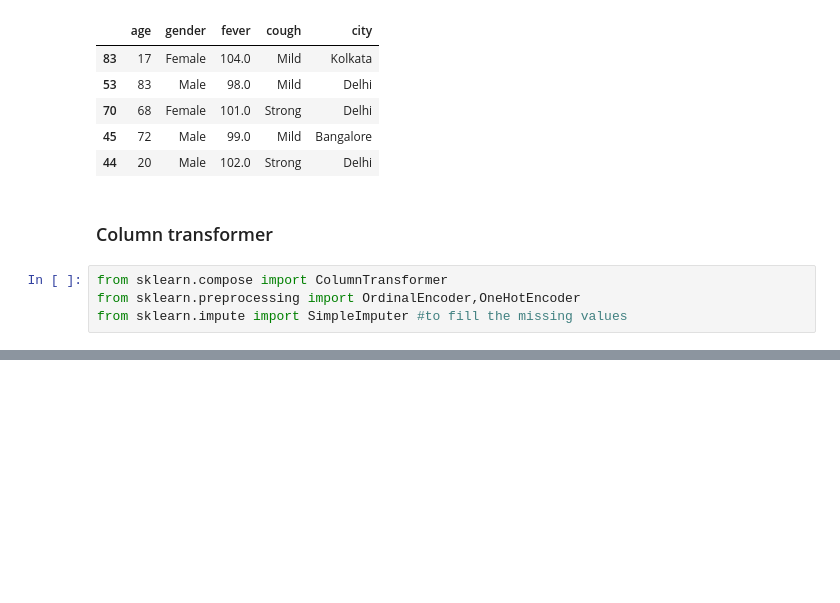
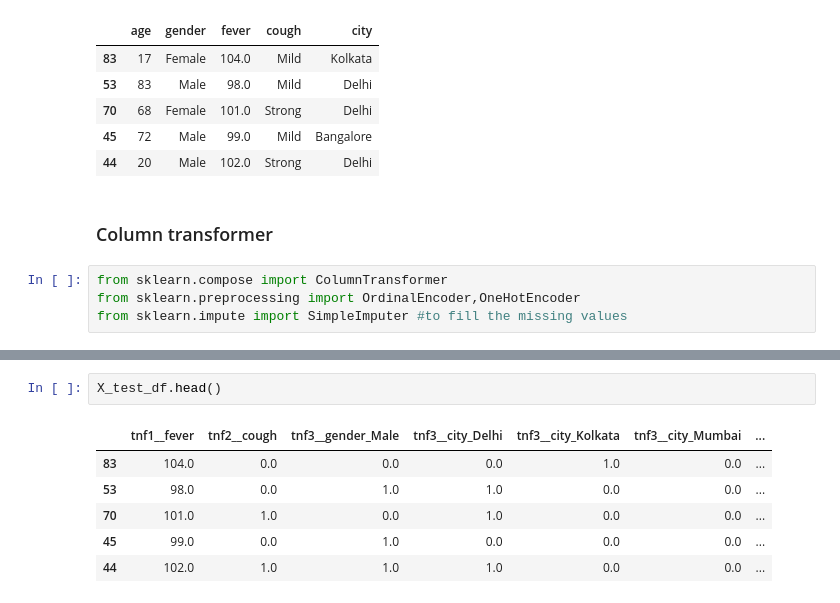
Before and after one commit to Kshitij-Chandrakar/ML-practise, a Jupyter notebook: encoding.ipynb, the cells around one changed output, grey strips where cells are left out. Cells and saved outputs as stored; diff of their text form; blank space fills up the shorter version.

```diff
--- a/encoding.ipynb
+++ b/encoding.ipynb
@@ -75,0 +202,9 @@ from sklearn.impute import SimpleImputer #to fill the missing values
+# %%
+X_test_df.head()
+# %% [output]
+|  | tnf1__fever | tnf2__cough | tnf3__gender_Male | tnf3__city_Delhi | tnf3__city_Kolkata | tnf3__city_Mumbai | ... |
+| 83 | 104.0 | 0.0 | 0.0 | 0.0 | 1.0 | 0.0 | ... |
+| 53 | 98.0 | 0.0 | 1.0 | 1.0 | 0.0 | 0.0 | ... |
+| 70 | 101.0 | 1.0 | 0.0 | 1.0 | 0.0 | 0.0 | ... |
+| 45 | 99.0 | 0.0 | 1.0 | 0.0 | 0.0 | 0.0 | ... |
+| 44 | 102.0 | 1.0 | 1.0 | 1.0 | 0.0 | 0.0 | ... |
```
Also changed, not shown: parts of 12 cells of this notebook.
